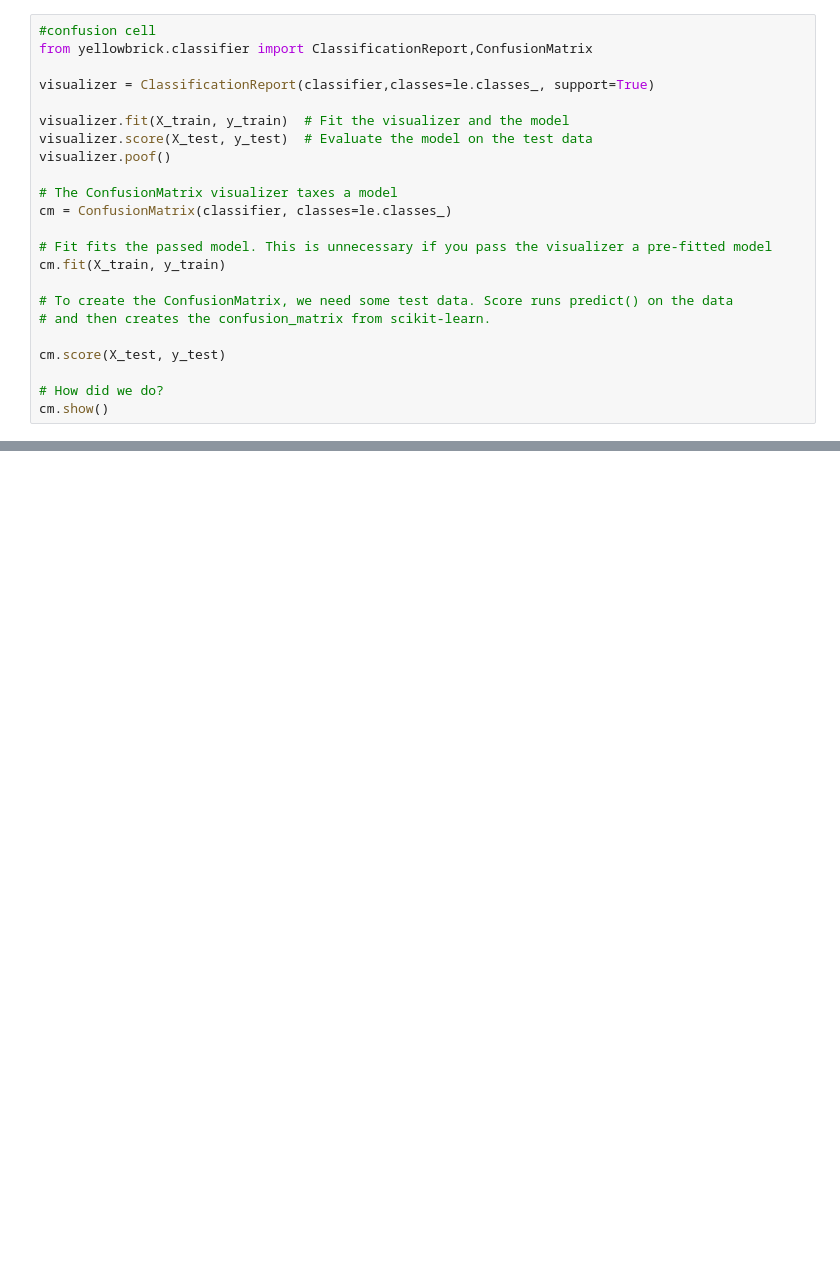
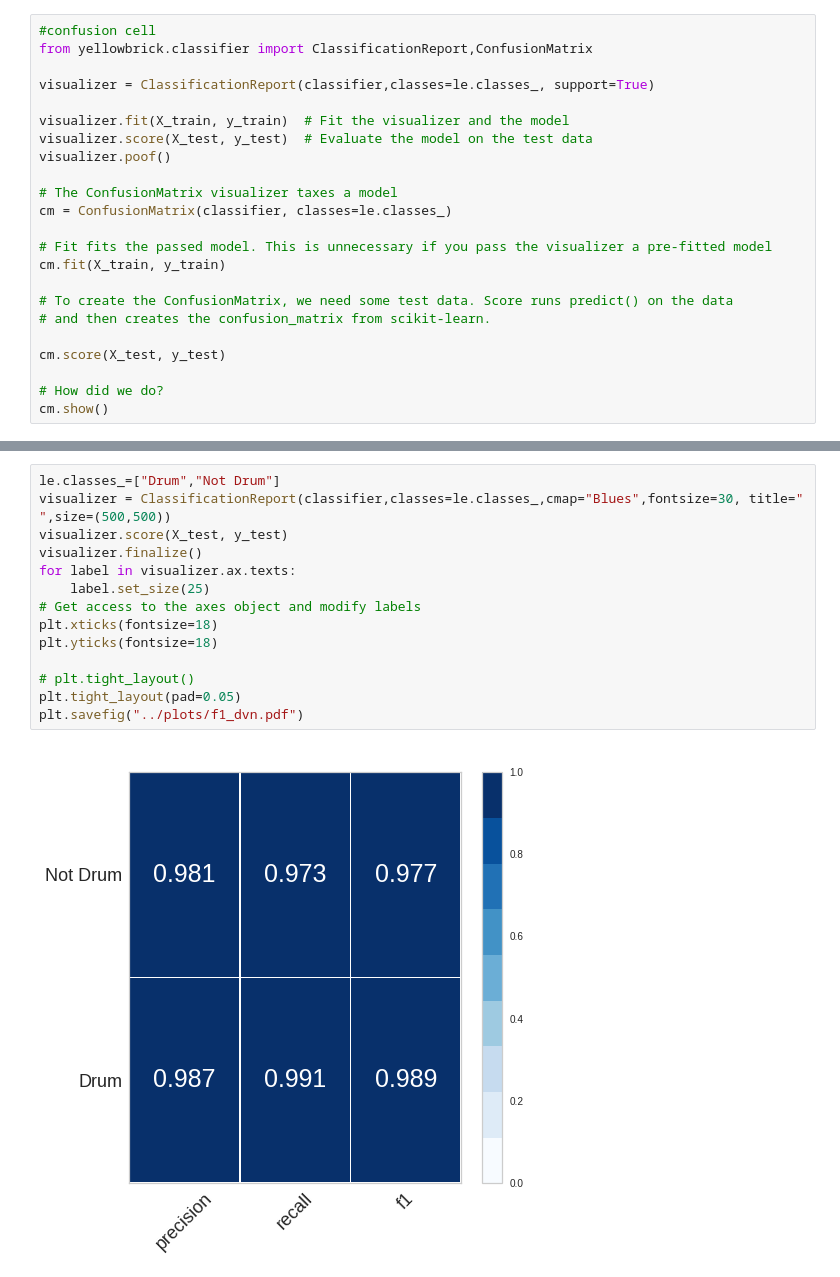
Before and after one commit to imilas/Synths_Stacks_Search, a Jupyter notebook: feature_extraction/openset_SVM.ipynb, the cells around one changed output, grey strips where cells are left out. Saved outputs shown, nothing was run; the diff lists cells and outputs as text; blank space fills up the shorter version.

```diff
--- a/feature_extraction/openset_SVM.ipynb
+++ b/feature_extraction/openset_SVM.ipynb
@@ -378,0 +319,16 @@ weighted avg       0.90      0.90      0.90      1209
+# %%
+le.classes_=["Drum","Not Drum"]
+visualizer = ClassificationReport(classifier,classes=le.classes_,cmap="Blues",fontsize=30, title=" ",size=(500,500))
+visualizer.score(X_test, y_test)
+visualizer.finalize()
+for label in visualizer.ax.texts:
+    label.set_size(25)
+# Get access to the axes object and modify labels
+plt.xticks(fontsize=18)
+plt.yticks(fontsize=18)
+
+# plt.tight_layout()
+plt.tight_layout(pad=0.05)
+plt.savefig("../plots/f1_dvn.pdf")
+# %% [output]
+[figure, added]
```
Also changed, not shown: parts of 8 cells of this notebook.
